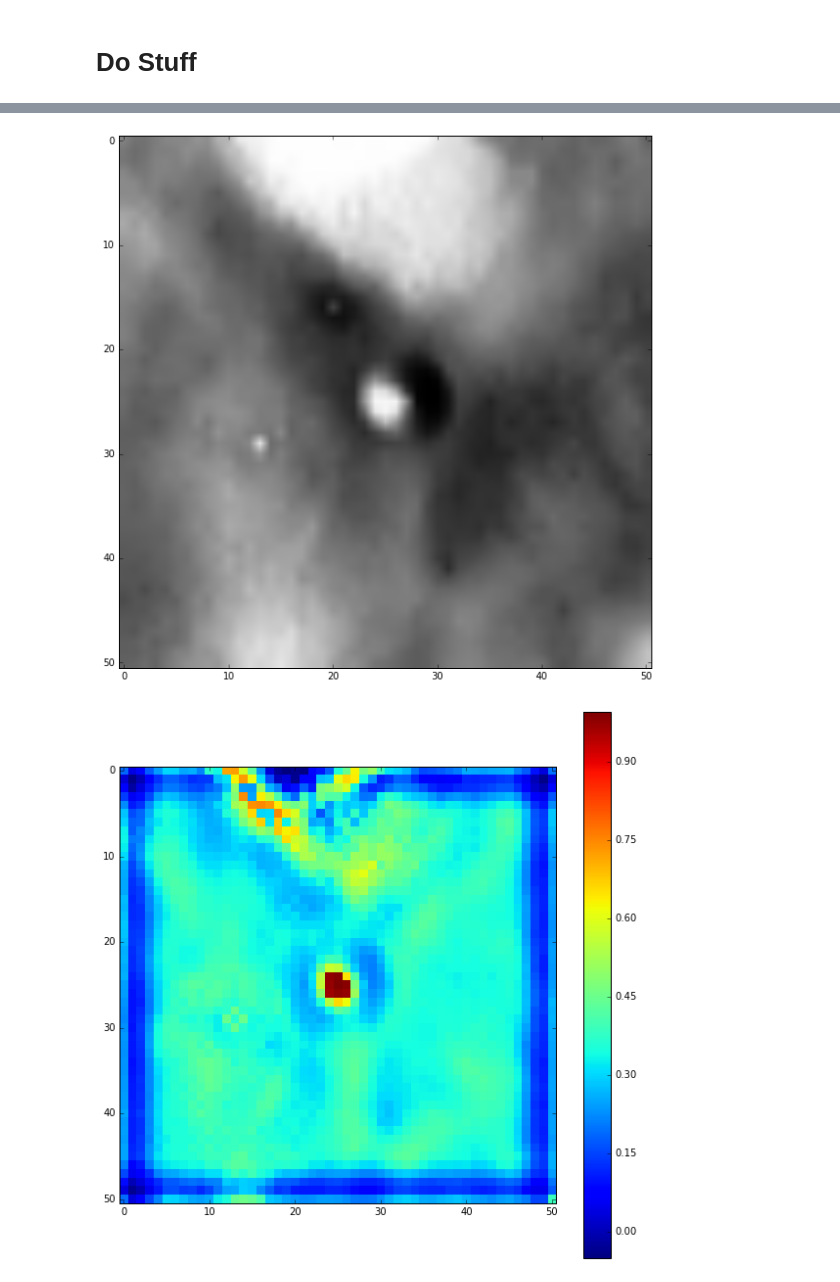
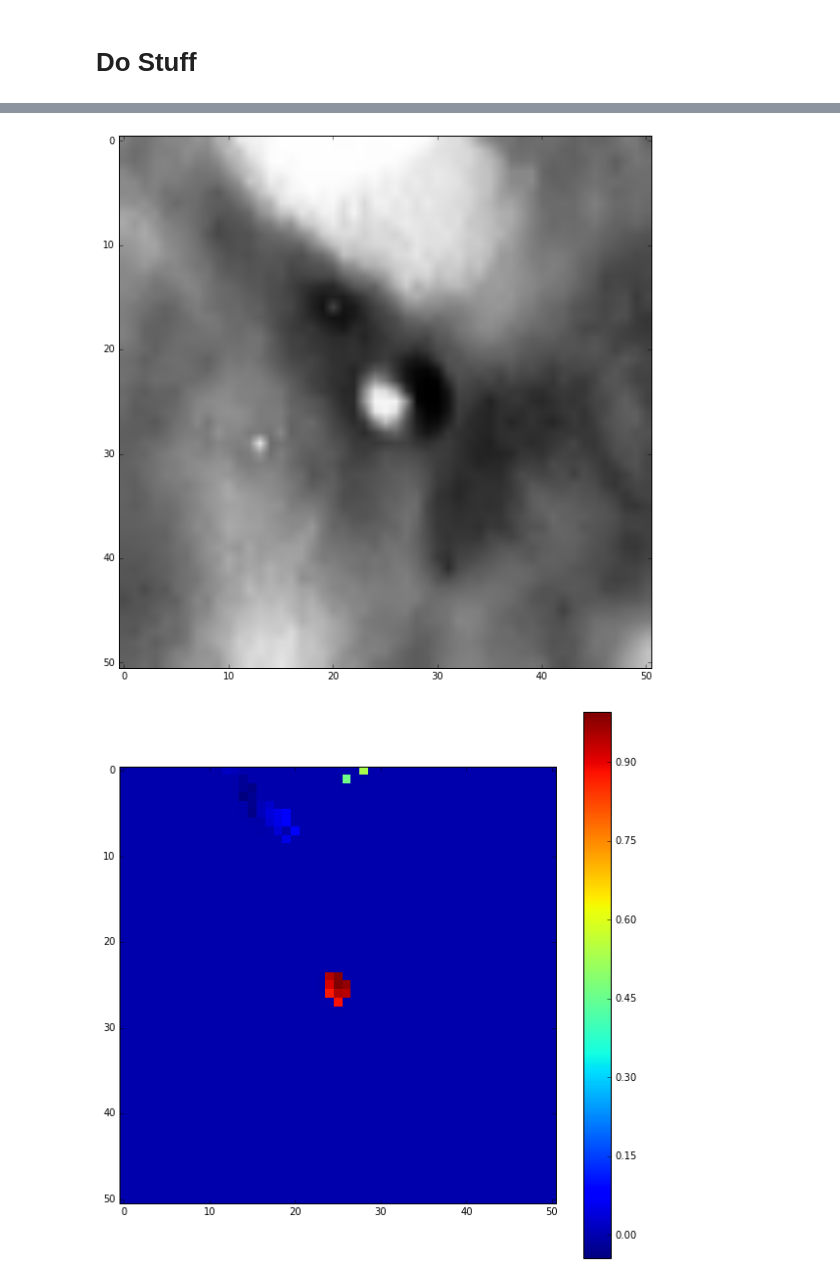
Before and after one commit to tisaconundrum2/autocnet, a Jupyter notebook: notebooks/Ciratefi.ipynb, the cells around one changed output, grey strips where cells are left out. Cells and saved outputs as stored; diff of their text form; code cells hidden in the pictures.

Commit message:
+ more cleanup(nicer alpha)

```diff
--- a/notebooks/Ciratefi.ipynb
+++ b/notebooks/Ciratefi.ipynb
@@ -178,9 +178,7 @@ def ciratefi(template, search_image, upsampling=1, t1=.75, t2=.75,  alpha=0.1946
 
     # Rafi 1  -- Get Radial Samples of Template Image
     alpha_list = np.arange(0, 2*pi, alpha)
-
     alpha_template_samples = np.zeros(len(alpha_list))
-
     center_y, center_x = (int(template.shape[0] / 2),
                           int(template.shape[1] / 2))
 
@@ -197,7 +195,7 @@ def ciratefi(template, search_image, upsampling=1, t1=.75, t2=.75,  alpha=0.1946
 
     # Rafi 2 -- Get Radial Samples of the Search Image for all First Grade Candidate Points
     rafi_coeffs = np.zeros((len(fg_candidate_points), len(alpha_list)))
-    # coeffs = np.zeros((search_result.shape[0], search_result.shape[1]))
+    coeffs = np.zeros((search_result.shape[0], search_result.shape[1]))
 
     for i in range(len(fg_candidate_points)):
         y, x = fg_candidate_points[i]
@@ -250,32 +248,32 @@ full_offsets = np.zeros((len(matches), 3))
 
 if clean_keys:
     matches, mask = e._clean(clean_keys)
 
 # Preallocate the numpy array to avoid appending and type conversion
 edge_offsets = np.empty((len(matches),3))
 
 # for each edge, calculate this for each keypoint pair
 for i, (idx, row) in enumerate(matches.iterrows()):
     s_idx = int(row['source_idx'])
     d_idx = int(row['destination_idx'])
     s_kps = e.source.get_keypoints().iloc[s_idx]
     d_kps = e.destination.get_keypoints().iloc[d_idx]
 
     s_keypoint = e.source.get_keypoints().iloc[s_idx][['x', 'y']].values
     d_keypoint = e.destination.get_keypoints().iloc[d_idx][['x', 'y']].values
 
     # Get the template and search windows
     s_template = sp.clip_roi(e.source.geodata, s_keypoint, 21)
     d_search = sp.clip_roi(e.destination.geodata, d_keypoint,51)
 
     imshow(s_template, cmap='Greys')
     show()
     imshow(d_search, cmap='Greys')
     show()
 
-    ciratefi(s_template, d_search, upsampling=1, alpha=0.785398, t1=.75)
+    ciratefi(s_template, d_search, upsampling=1, alpha=math.pi/4, t1=.65)
     break
 # %% [output]
 [figure]
 [figure]
-[figure, old version]
+[figure, new version]
```
